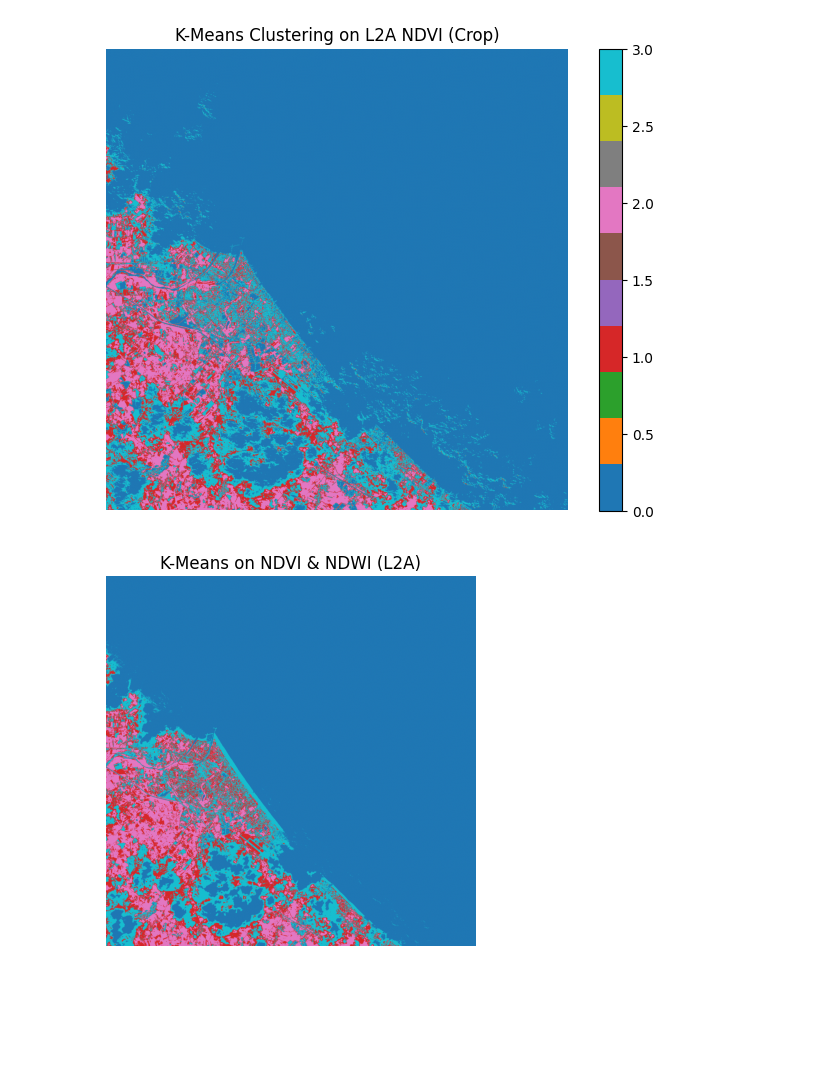
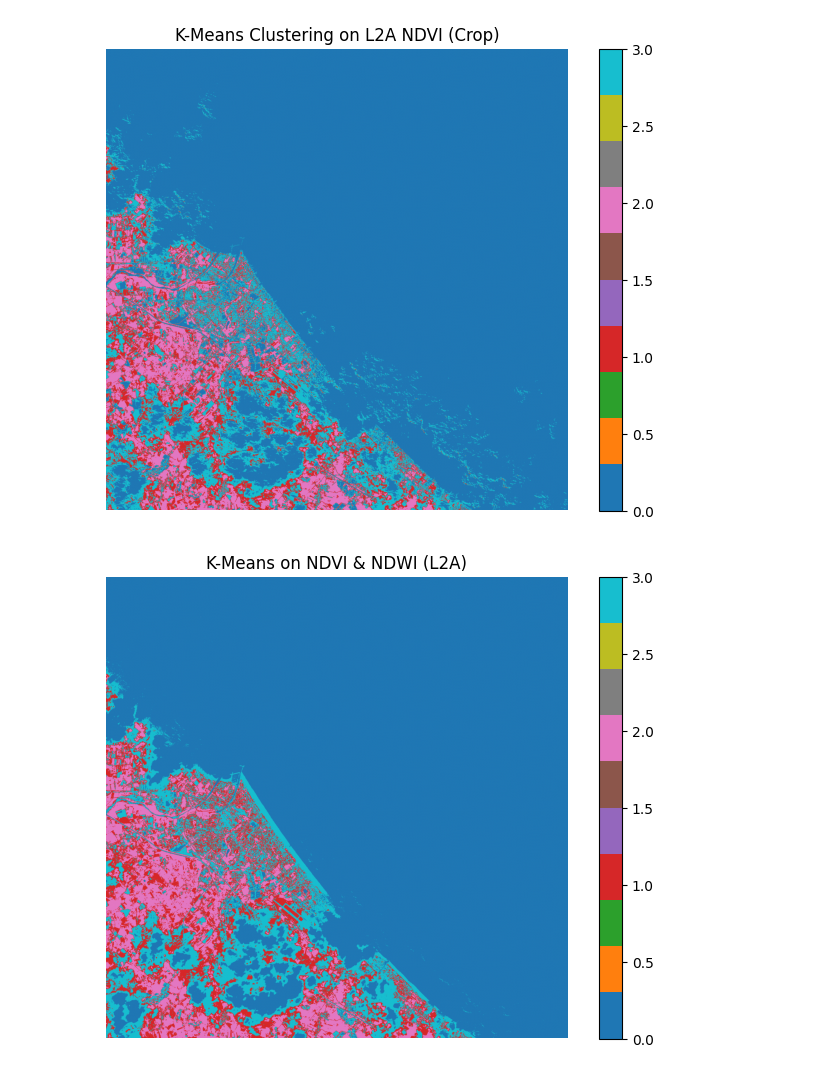
Before and after one commit to stellajiangggg/AI-proect, a Jupyter notebook: Untitlefind1.ipynb, the cells around one changed output. Saved outputs shown, nothing was run; the diff lists cells and outputs as text; code cells hidden in the pictures; blank space fills up the shorter version.

```diff
--- a/Untitlefind1.ipynb
+++ b/Untitlefind1.ipynb
@@ -166,23 +173,27 @@ plt.show()
 # %% [output]
 [figure]
 # %%
-# Example of computing NDWI (requires Green = B03, NIR = B08)
+# 6) COMPUTE NDWI & K-MEANS ON (NDVI, NDWI)
+#Typically NDWI uses GREEN (B03) - NIR (B08).
+# Here we use l2a_b02 as "green".
 def compute_ndwi(green, nir):
     return (green - nir) / (green + nir + 1e-6)
 
-# Suppose we read L2A B03 in addition to B04 and B08:
-ndwi_l2a = compute_ndwi(l2a_b02, l2a_b08)  # if B02 is actually Blue, correct to B03 if you have it
+ndwi_l2a = compute_ndwi(l2a_b02, l2a_b08)
 
-# Stack NDVI & NDWI for clustering
-features_stack = np.dstack([ndvi_l2a, ndwi_l2a])  # shape = (rows, cols, 2)
+# Stack NDVI & NDWI
+features_stack = np.dstack([ndvi_l2a, ndwi_l2a])  # shape: (rows, cols, 2)
 X_stack = features_stack.reshape(-1, 2)
 
-kmeans_2band = KMeans(n_clusters=4, random_state=0).fit(X_stack)
+kmeans_2band = KMeans(n_clusters=4, random_state=0)
+kmeans_2band.fit(X_stack)
 labels_2band = kmeans_2band.labels_.reshape(features_stack.shape[:2])
 
+plt.figure(figsize=(8,6))
 plt.imshow(labels_2band, cmap='tab10')
 plt.title("K-Means on NDVI & NDWI (L2A)")
 plt.axis('off')
+plt.colorbar()
 plt.show()
 # %% [output]
-[figure, old version]
+[figure, new version]
```
Also changed, not shown: parts of 17 cells of this notebook.
